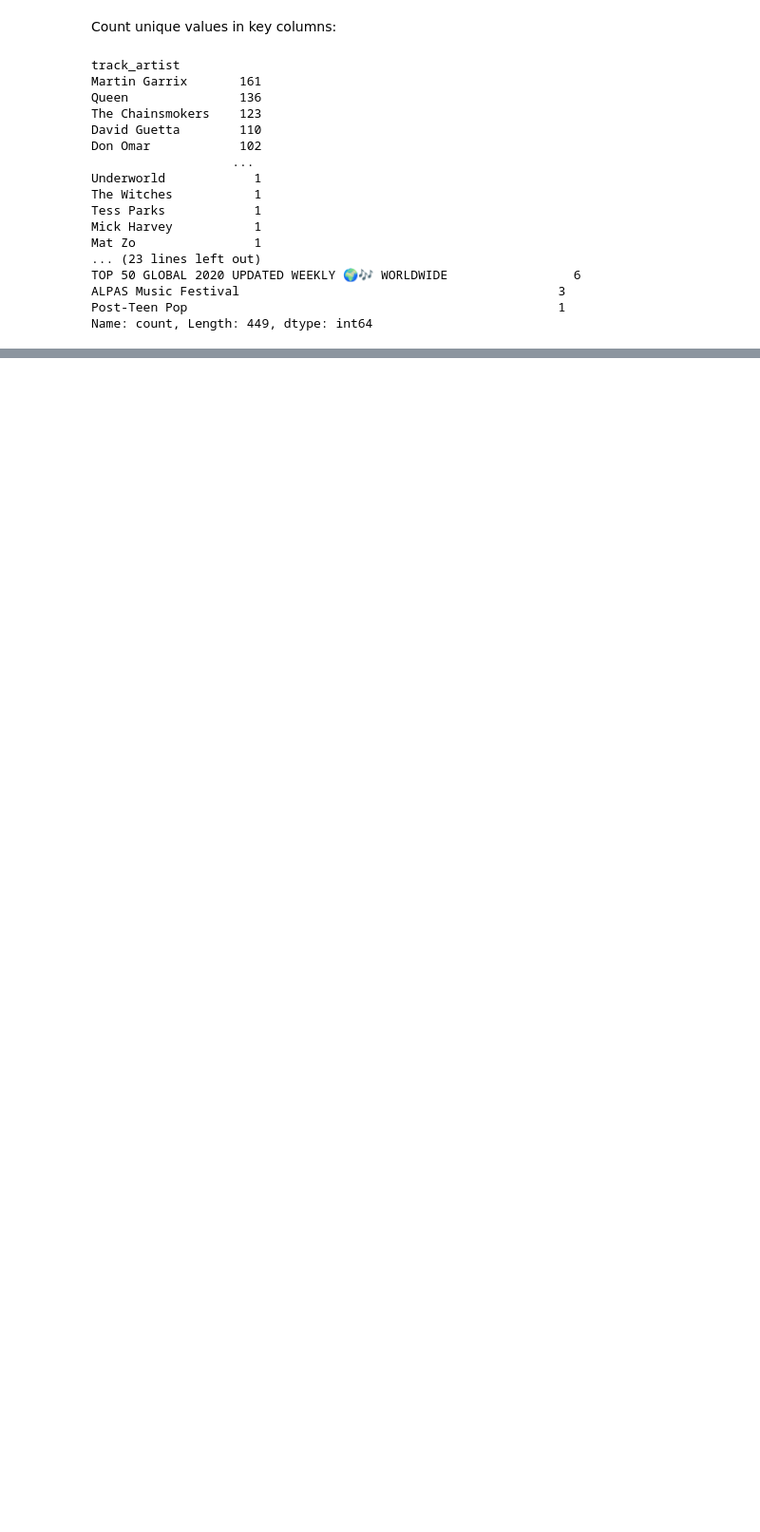
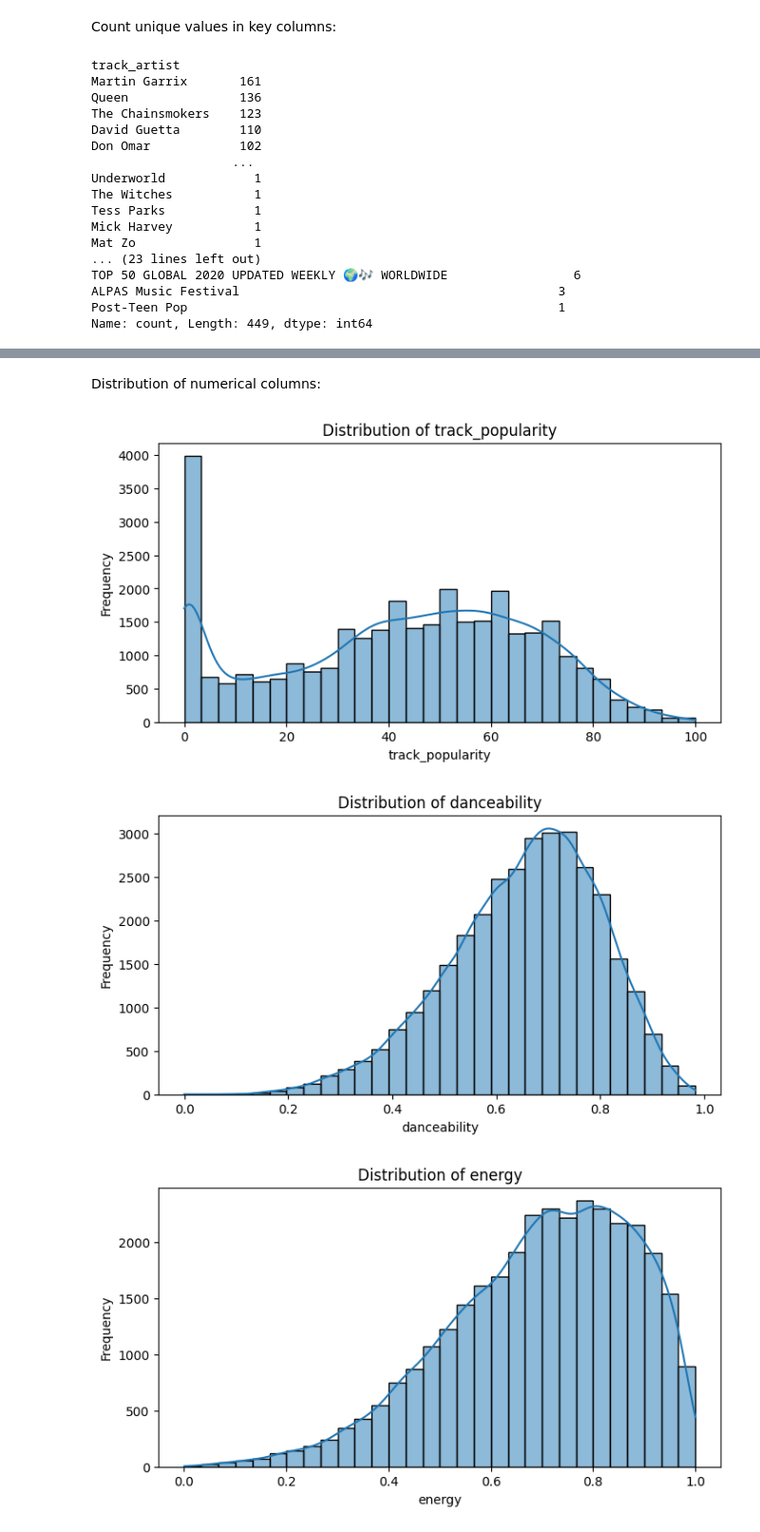
Before and after one commit to talia0404/A1, a Jupyter notebook: ST10083706_DASC_A1.ipynb, the cells around one changed output, grey strips where cells are left out. Shown: that part at 95% size. Drawn from its saved outputs; the diff is of its cells as text; code cells hidden in the pictures; blank space fills up the shorter version.

```diff
--- a/ST10083706_DASC_A1.ipynb
+++ b/ST10083706_DASC_A1.ipynb
@@ -125,0 +171,8 @@ Name: count, Length: 449, dtype: int64
+# %%
+categorical_columns = df.select_dtypes(include=['object']).columns
+
+for column in categorical_columns:
+    print(f"Column: {column}")
+    print(df[column].value_counts().head(10))
+
+    print('\n')
@@ -125,0 +199,4 @@ Name: count, Length: 449, dtype: int64
+# %%
+numerical_columns = df.select_dtypes(include=[np.number]).columns
+
+print(df[numerical_columns].describe())
@@ -125,0 +221,14 @@ Name: count, Length: 449, dtype: int64
+# %% [markdown]
+Distribution of numerical columns:
+# %%
+for column in numerical_columns:
+    plt.figure(figsize=(8, 4))
+    sns.histplot(df[column], bins=30, kde=True)
+    plt.title(f'Distribution of {column}')
+    plt.xlabel(column)
+    plt.ylabel('Frequency')
+    plt.show()
+# %% [output]
+[figure, added]
+[figure, added]
+[figure, added]
```
Also changed, not shown: parts of 11 cells of this notebook.
